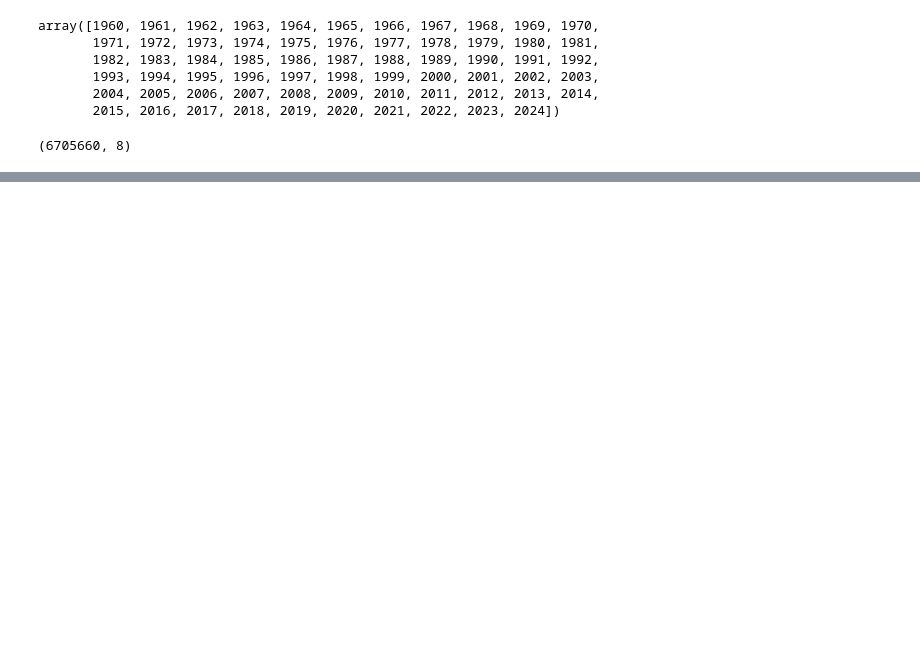
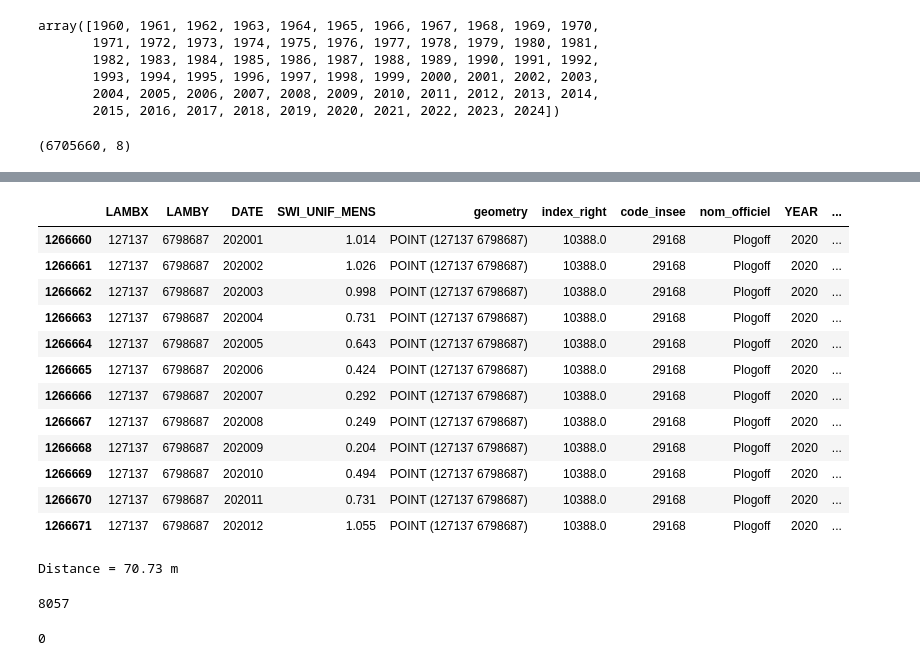
Before and after one commit to Sophie-Monsi/MACHINE-LEARNING-FOR-CLIMATE-RISK, a Jupyter notebook: Database_download.ipynb, the cells around one changed output, grey strips where cells are left out. Drawn from its saved outputs; the diff is of its cells as text; code cells hidden in the pictures; blank space fills up the shorter version.

```diff
--- a/Database_download.ipynb
+++ b/Database_download.ipynb
@@ -704,6 +491,10 @@ array([1960, 1961, 1962, 1963, 1964, 1965, 1966, 1967, 1968, 1969, 1970,
        1993, 1994, 1995, 1996, 1997, 1998, 1999, 2000, 2001, 2002, 2003,
        2004, 2005, 2006, 2007, 2008, 2009, 2010, 2011, 2012, 2013, 2014,
        2015, 2016, 2017, 2018, 2019, 2020, 2021, 2022, 2023, 2024])
+# %%
+swi_communes_new_train = swi_communes_new[
+    swi_communes_new["YEAR"].isin([2020, 2021, 2022, 2023, 2024])
+]
 # %%
 # Jointure du swi et du swi uniforme
 # %% [output]
@@ -765,0 +519,28 @@ array(['Milizac-Guipronvel', 'Pouldreuzic', 'Névez', "Plourac'h",
+# %%
+swi_communes_new_train[(swi_communes_new_train["YEAR"]==2020) & (swi_communes_new_train["nom_officiel"]=="Plogoff")].head(20)
+# %% [output]
+|  | LAMBX | LAMBY | DATE | SWI_UNIF_MENS | geometry | index_right | code_insee | nom_officiel | YEAR | ... |
+| 1266660 | 127137 | 6798687 | 202001 | 1.014 | POINT (127137 6798687) | 10388.0 | 29168 | Plogoff | 2020 | ... |
+| 1266661 | 127137 | 6798687 | 202002 | 1.026 | POINT (127137 6798687) | 10388.0 | 29168 | Plogoff | 2020 | ... |
+| 1266662 | 127137 | 6798687 | 202003 | 0.998 | POINT (127137 6798687) | 10388.0 | 29168 | Plogoff | 2020 | ... |
+| 1266663 | 127137 | 6798687 | 202004 | 0.731 | POINT (127137 6798687) | 10388.0 | 29168 | Plogoff | 2020 | ... |
+| 1266664 | 127137 | 6798687 | 202005 | 0.643 | POINT (127137 6798687) | 10388.0 | 29168 | Plogoff | 2020 | ... |
+| 1266665 | 127137 | 6798687 | 202006 | 0.424 | POINT (127137 6798687) | 10388.0 | 29168 | Plogoff | 2020 | ... |
+| 1266666 | 127137 | 6798687 | 202007 | 0.292 | POINT (127137 6798687) | 10388.0 | 29168 | Plogoff | 2020 | ... |
+| 1266667 | 127137 | 6798687 | 202008 | 0.249 | POINT (127137 6798687) | 10388.0 | 29168 | Plogoff | 2020 | ... |
+| 1266668 | 127137 | 6798687 | 202009 | 0.204 | POINT (127137 6798687) | 10388.0 | 29168 | Plogoff | 2020 | ... |
+| 1266669 | 127137 | 6798687 | 202010 | 0.494 | POINT (127137 6798687) | 10388.0 | 29168 | Plogoff | 2020 | ... |
+| 1266670 | 127137 | 6798687 | 202011 | 0.731 | POINT (127137 6798687) | 10388.0 | 29168 | Plogoff | 2020 | ... |
+| 1266671 | 127137 | 6798687 | 202012 | 1.055 | POINT (127137 6798687) | 10388.0 | 29168 | Plogoff | 2020 | ... |
+# %%
+import numpy as np
+
+def distance_lambert93(x1, y1, x2, y2):
+    """Distance en mètres entre deux points Lambert-93"""
+    return np.sqrt((x2 - x1)**2 + (y2 - y1)**2)
+
+# Exemple
+d = distance_lambert93(127207.712, 6798688.534, 127137,6798687)
+print(f"Distance = {d:.2f} m")
+# %% [output]
+Distance = 70.73 m
@@ -765,0 +551,4 @@ array(['Milizac-Guipronvel', 'Pouldreuzic', 'Névez', "Plourac'h",
+# %%
+len(swi_communes_new_train['code_insee'].unique())
+# %% [output]
+8057
@@ -765,0 +618,4 @@ array(['Milizac-Guipronvel', 'Pouldreuzic', 'Névez', "Plourac'h",
+# %%
+np.sum(merged_df["SWI_UNIF_MENS"].isna())
+# %% [output]
+0
```
Also changed, not shown: parts of 70 cells of this notebook.
